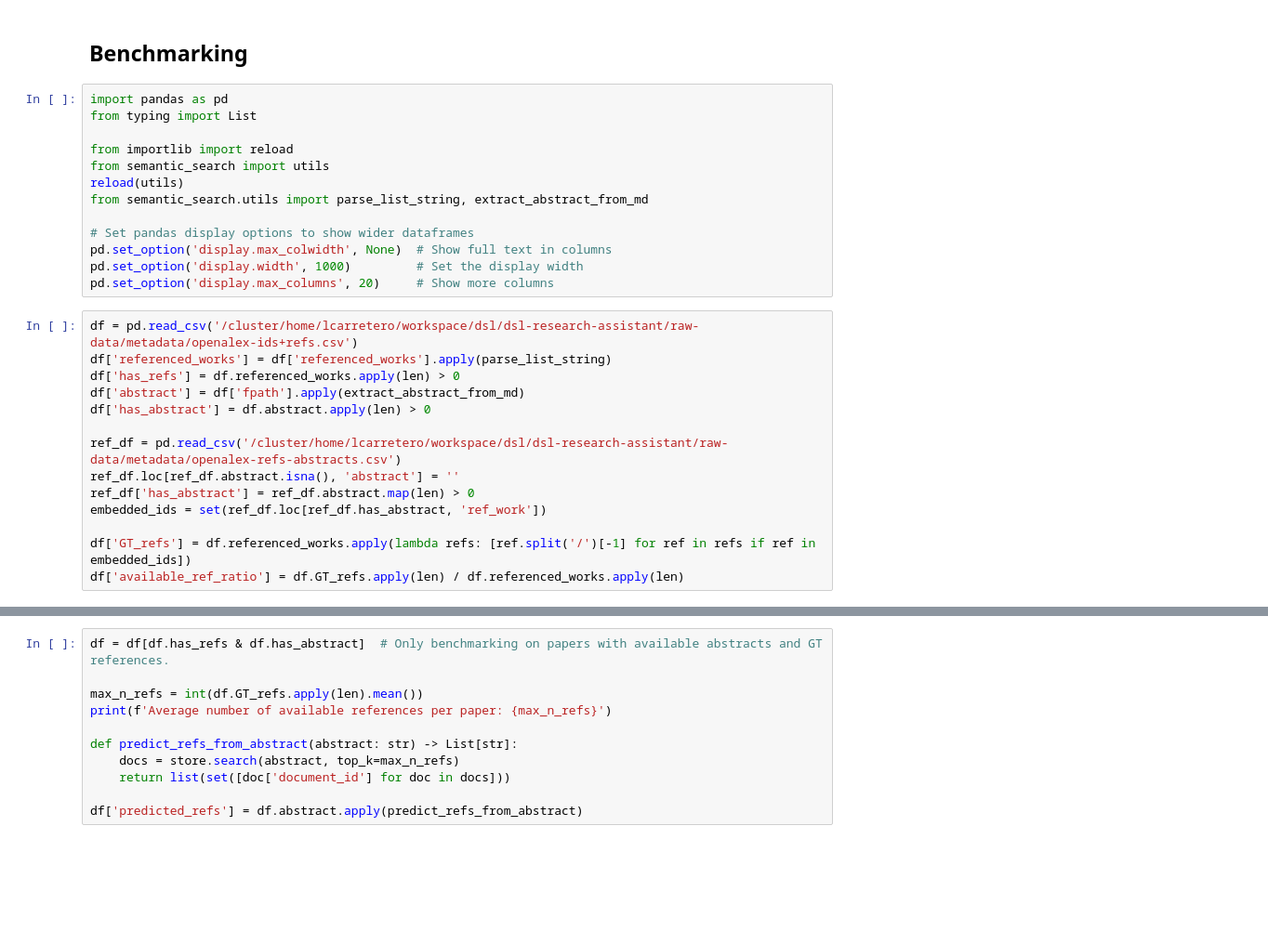
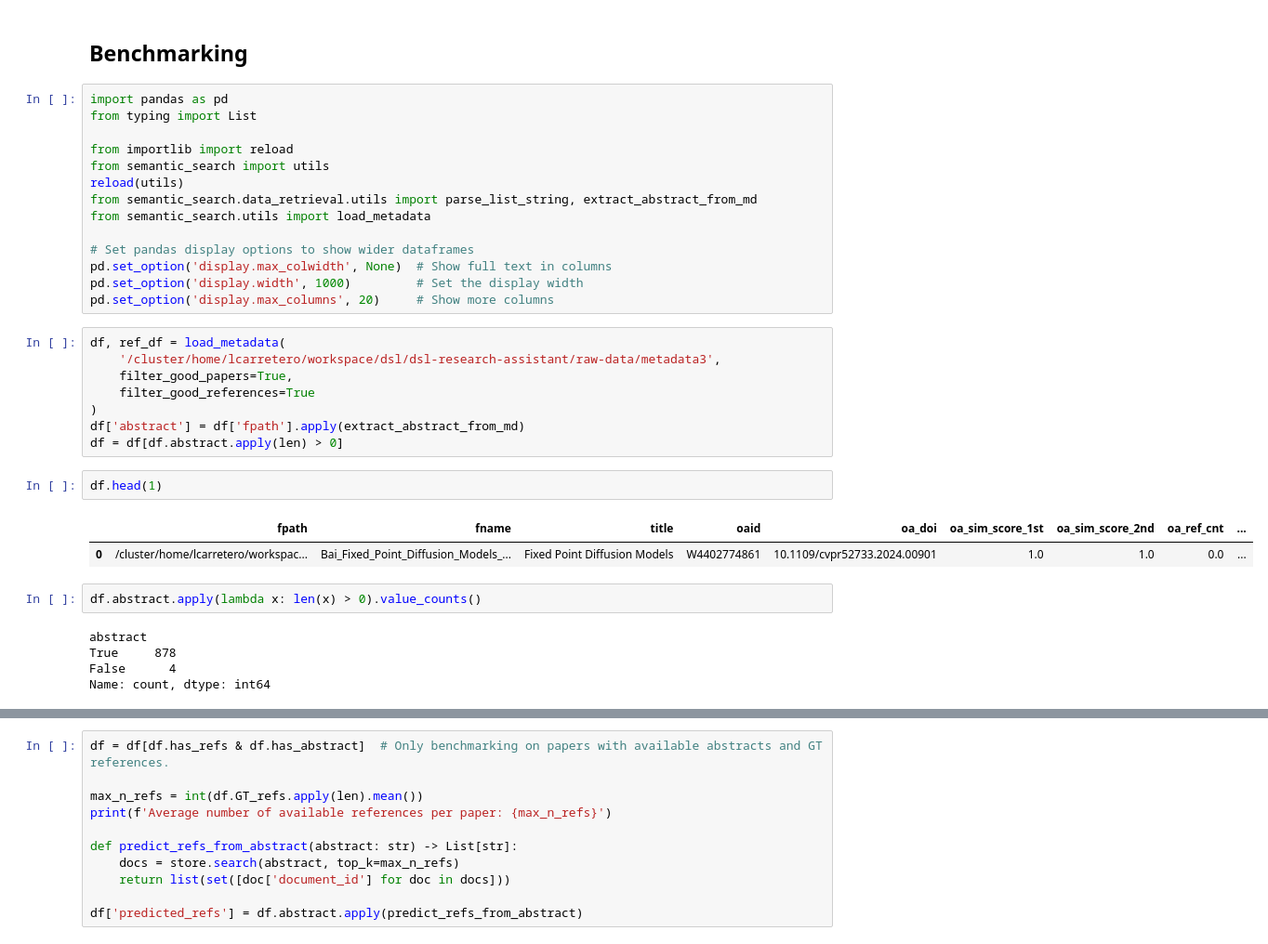
Before and after one commit to LuisCarretero/dsl-research-assistant, a Jupyter notebook: src/semantic_search/dev/benchmarking_dev.ipynb, the cells around one changed output, grey strips where cells are left out. Shown at 93% size. Drawn from its saved outputs; the diff is of its cells as text; blank space fills up the shorter version.

Commit message:
Added store creation script+utils

```diff
--- a/src/semantic_search/dev/benchmarking_dev.ipynb
+++ b/src/semantic_search/dev/benchmarking_dev.ipynb
@@ -54,23 +55,30 @@ from typing import List
 from importlib import reload
 from semantic_search import utils
 reload(utils)
-from semantic_search.utils import parse_list_string, extract_abstract_from_md
+from semantic_search.data_retrieval.utils import parse_list_string, extract_abstract_from_md
+from semantic_search.utils import load_metadata
 
 # Set pandas display options to show wider dataframes
 pd.set_option('display.max_colwidth', None)  # Show full text in columns
 pd.set_option('display.width', 1000)         # Set the display width
 pd.set_option('display.max_columns', 20)     # Show more columns
-# %%
-df = pd.read_csv('/cluster/home/lcarretero/workspace/dsl/dsl-research-assistant/raw-data/metadata/openalex-ids+refs.csv')
-df['referenced_works'] = df['referenced_works'].apply(parse_list_string)
-df['has_refs'] = df.referenced_works.apply(len) > 0
-df['abstract'] = df['fpath'].apply(extract_abstract_from_md)
-df['has_abstract'] = df.abstract.apply(len) > 0
-
-ref_df = pd.read_csv('/cluster/home/lcarretero/workspace/dsl/dsl-research-assistant/raw-data/metadata/openalex-refs-abstracts.csv')
-ref_df.loc[ref_df.abstract.isna(), 'abstract'] = ''
-ref_df['has_abstract'] = ref_df.abstract.map(len) > 0
-embedded_ids = set(ref_df.loc[ref_df.has_abstract, 'ref_work'])
-
-df['GT_refs'] = df.referenced_works.apply(lambda refs: [ref.split('/')[-1] for ref in refs if ref in embedded_ids])
-df['available_ref_ratio'] = df.GT_refs.apply(len) / df.referenced_works.apply(len)
+# %%
+df, ref_df = load_metadata(
+    '/cluster/home/lcarretero/workspace/dsl/dsl-research-assistant/raw-data/metadata3',
+    filter_good_papers=True,
+    filter_good_references=True
+)
+df['abstract'] = df['fpath'].apply(extract_abstract_from_md)
+df = df[df.abstract.apply(len) > 0]
+# %%
+df.head(1)
+# %% [output]
+|  | fpath | fname | title | oaid | oa_doi | oa_sim_score_1st | oa_sim_score_2nd | oa_ref_cnt | ... |
+| 0 | /cluster/home/lcarretero/workspac... | Bai_Fixed_Point_Diffusion_Models_... | Fixed Point Diffusion Models | W4402774861 | 10.1109/cvpr52733.2024.00901 | 1.0 | 1.0 | 0.0 | ... |
+# %%
+df.abstract.apply(lambda x: len(x) > 0).value_counts()
+# %% [output]
+abstract
+True     878
+False      4
+Name: count, dtype: int64
```
Also changed, not shown: parts of 9 cells of this notebook, 7 other files.
